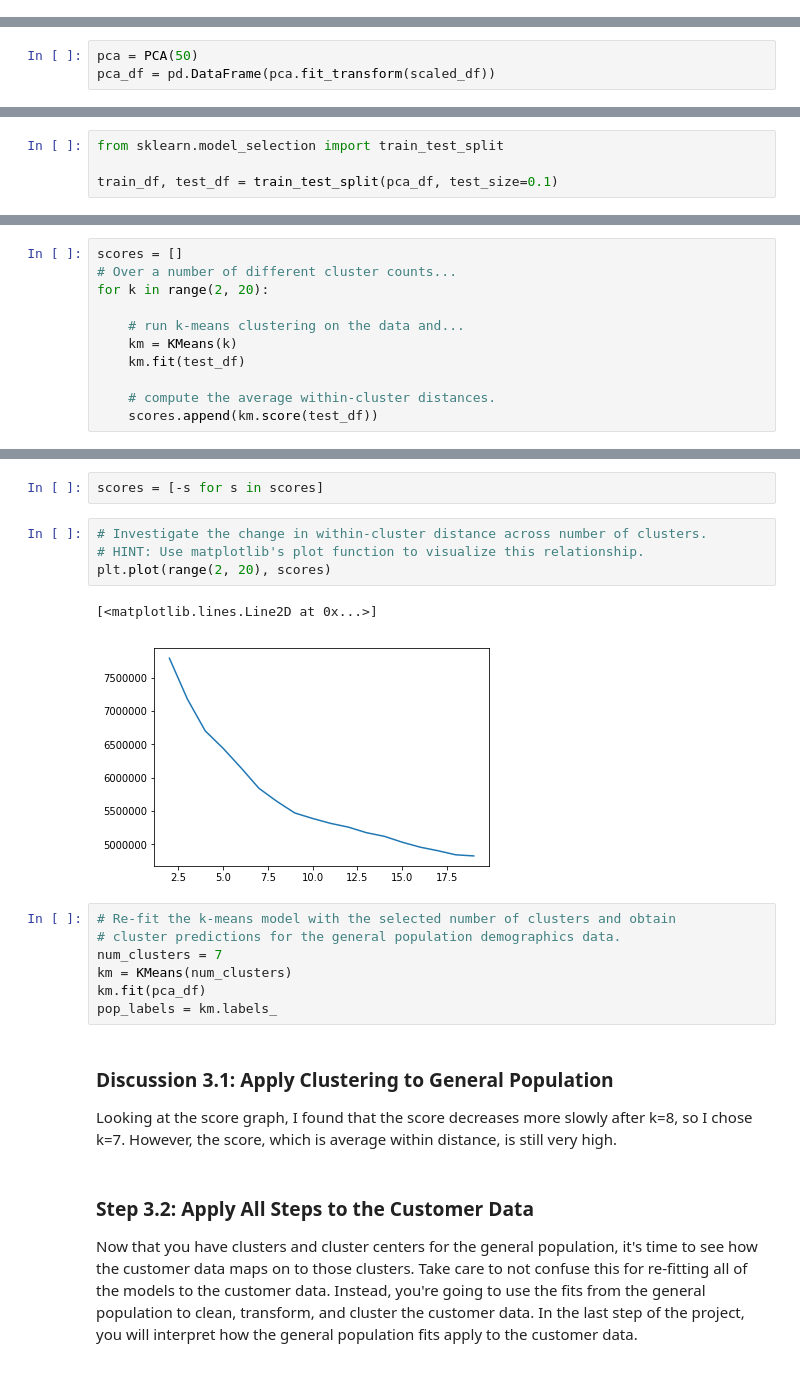
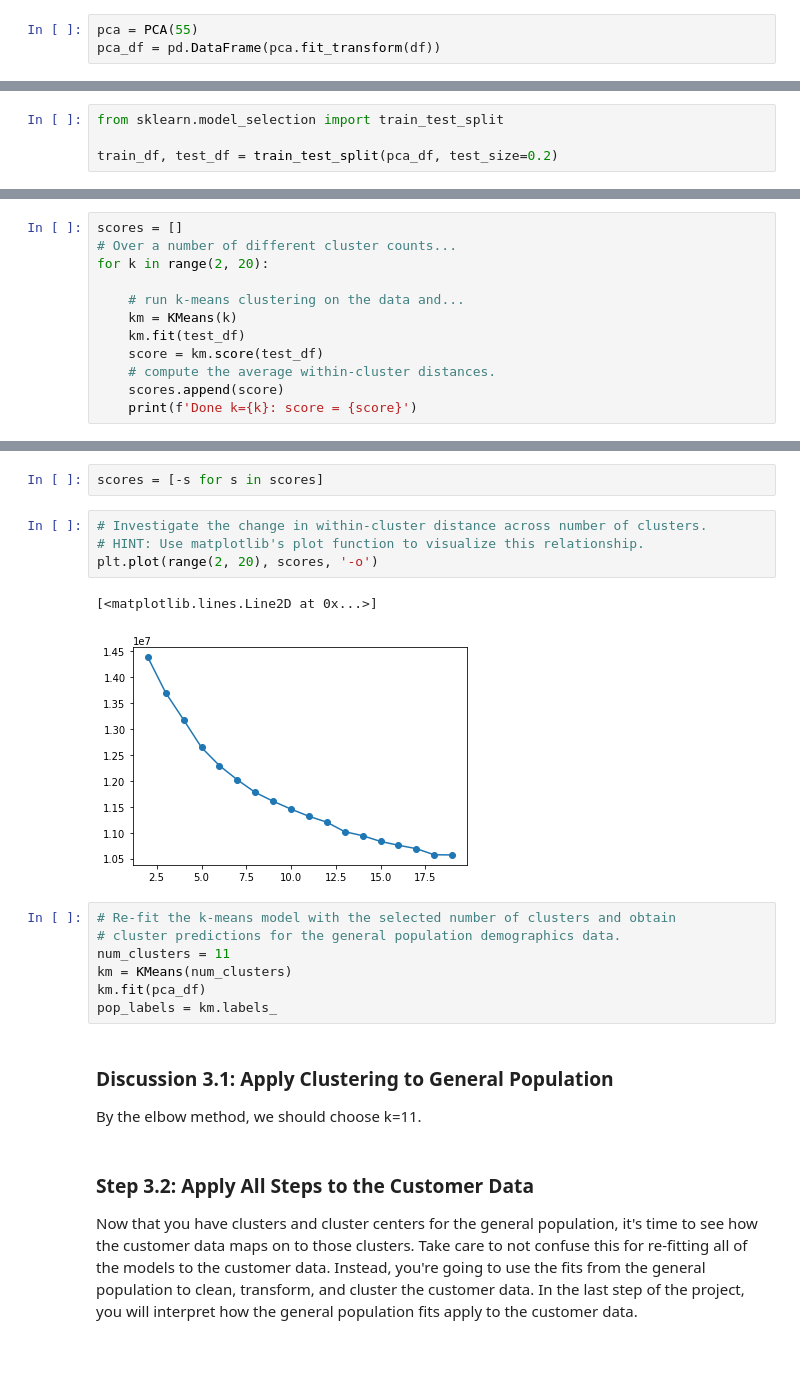
Before and after one commit to Hieuqng/Udacity-s-Data-Scientist-Nano-Degree, a Jupyter notebook: p3_Identify_Customer_Segments/Identify_Customer_Segments.ipynb, the cells around one changed output, grey strips where cells are left out. Drawn from its saved outputs; the diff is of its cells as text.

```diff
--- a/p3_Identify_Customer_Segments/Identify_Customer_Segments.ipynb
+++ b/p3_Identify_Customer_Segments/Identify_Customer_Segments.ipynb
@@ -737,0 +742,3 @@ print(pca.explained_variance_ratio_)
+# %%
+pca = PCA(55)
+pca_df = pd.DataFrame(pca.fit_transform(df))
@@ -743,6 +754,3 @@ scree_plot(pca)
-# %%
-pca = PCA(50)
-pca_df = pd.DataFrame(pca.fit_transform(scaled_df))
 # %% [markdown]
 ### Discussion 2.2: Perform Dimensionality Reduction
 
@@ -828,7 +849,7 @@ You've assessed and cleaned the demographics data, then scaled and transformed t
 # %%
 from sklearn.model_selection import train_test_split
 
-train_df, test_df = train_test_split(pca_df, test_size=0.1)
+train_df, test_df = train_test_split(pca_df, test_size=0.2)
 # %%
 from sklearn.cluster import KMeans
 from sklearn.metrics import silhouette_score
@@ -840,6 +861,7 @@ for k in range(2, 20):
     # run k-means clustering on the data and...
     km = KMeans(k)
     km.fit(test_df)
-
+    score = km.score(test_df)
     # compute the average within-cluster distances.
-    scores.append(km.score(test_df))
+    scores.append(score)
+    print(f'Done k={k}: score = {score}')
@@ -848,21 +889,21 @@ scores = [-s for s in scores]
 # %%
 # Investigate the change in within-cluster distance across number of clusters.
 # HINT: Use matplotlib's plot function to visualize this relationship.
-plt.plot(range(2, 20), scores)
+plt.plot(range(2, 20), scores, '-o')
 # %% [output]
 [<matplotlib.lines.Line2D at 0x...>]
-[figure, old version]
+[figure, new version]
 # %%
 # Re-fit the k-means model with the selected number of clusters and obtain
 # cluster predictions for the general population demographics data.
-num_clusters = 7
+num_clusters = 11
 km = KMeans(num_clusters)
 km.fit(pca_df)
 pop_labels = km.labels_
-# %% [markdown]
-### Discussion 3.1: Apply Clustering to General Population
-
-Looking at the score graph, I found that the score decreases more slowly after k=8, so I chose k=7. However, the score, which is average within distance, is still very high.
+# %% [markdown]
+### Discussion 3.1: Apply Clustering to General Population
+
+By the elbow method, we should choose k=11.
 # %% [markdown]
 ### Step 3.2: Apply All Steps to the Customer Data
 
```
Also changed, not shown: parts of 88 cells of this notebook, 1 other file.
